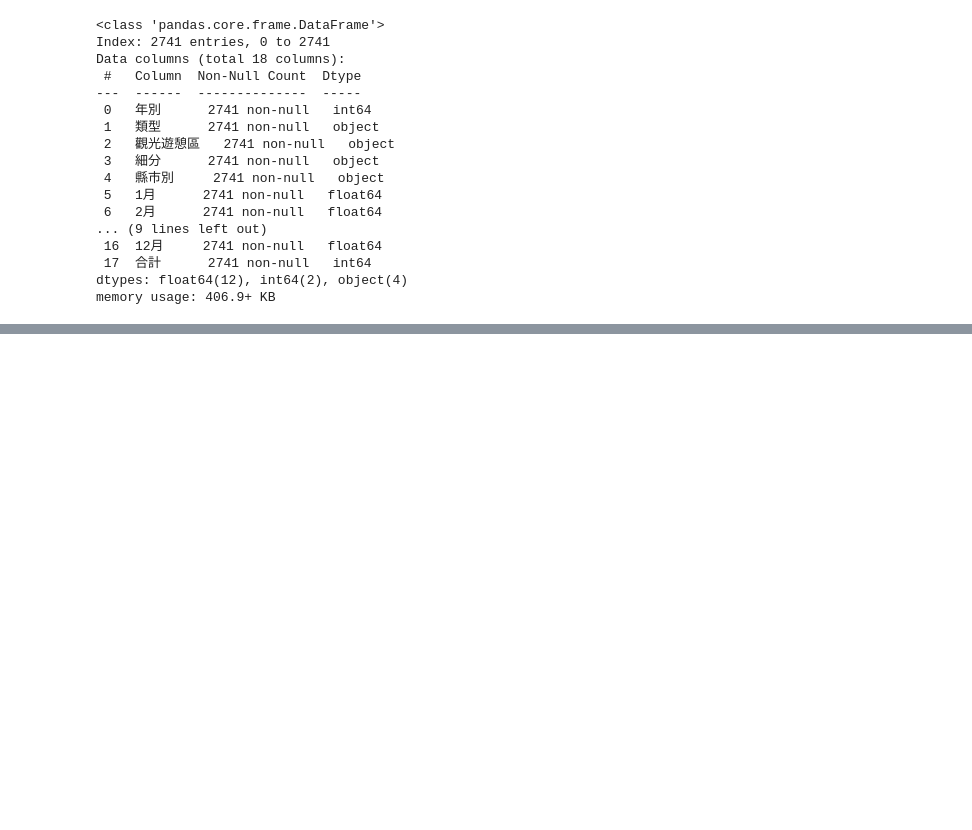
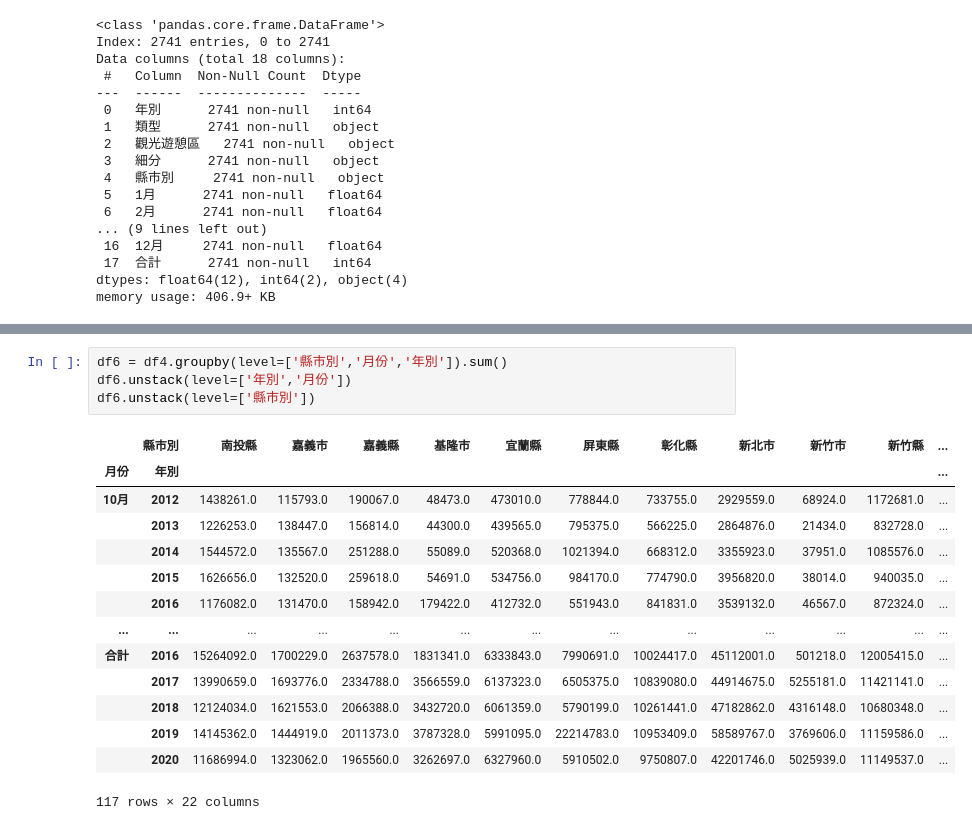
Before and after one commit to POPOYANG97/2024_10_22__gjun_ai_, a Jupyter notebook: lesson19/lesson19_0.ipynb, the cells around one changed output, grey strips where cells are left out. Saved outputs shown, nothing was run; the diff lists cells and outputs as text; blank space fills up the shorter version.

```diff
--- a/lesson19/lesson19_0.ipynb
+++ b/lesson19/lesson19_0.ipynb
@@ -61,0 +161,19 @@ df2
+# %%
+df6 = df4.groupby(level=['縣市別','月份','年別']).sum()
+df6.unstack(level=['年別','月份'])
+df6.unstack(level=['縣市別'])
+# %% [output]
+|  | 縣市別 | 南投縣 | 嘉義市 | 嘉義縣 | 基隆市 | 宜蘭縣 | 屏東縣 | 彰化縣 | 新北市 | 新竹市 | 新竹縣 | ... |
+| 月份 | 年別 |  |  |  |  |  |  |  |  |  |  | ... |
+| 10月 | 2012 | 1438261.0 | 115793.0 | 190067.0 | 48473.0 | 473010.0 | 778844.0 | 733755.0 | 2929559.0 | 68924.0 | 1172681.0 | ... |
+|  | 2013 | 1226253.0 | 138447.0 | 156814.0 | 44300.0 | 439565.0 | 795375.0 | 566225.0 | 2864876.0 | 21434.0 | 832728.0 | ... |
+|  | 2014 | 1544572.0 | 135567.0 | 251288.0 | 55089.0 | 520368.0 | 1021394.0 | 668312.0 | 3355923.0 | 37951.0 | 1085576.0 | ... |
+|  | 2015 | 1626656.0 | 132520.0 | 259618.0 | 54691.0 | 534756.0 | 984170.0 | 774790.0 | 3956820.0 | 38014.0 | 940035.0 | ... |
+|  | 2016 | 1176082.0 | 131470.0 | 158942.0 | 179422.0 | 412732.0 | 551943.0 | 841831.0 | 3539132.0 | 46567.0 | 872324.0 | ... |
+| ... | ... | ... | ... | ... | ... | ... | ... | ... | ... | ... | ... | ... |
+| 合計 | 2016 | 15264092.0 | 1700229.0 | 2637578.0 | 1831341.0 | 6333843.0 | 7990691.0 | 10024417.0 | 45112001.0 | 501218.0 | 12005415.0 | ... |
+|  | 2017 | 13990659.0 | 1693776.0 | 2334788.0 | 3566559.0 | 6137323.0 | 6505375.0 | 10839080.0 | 44914675.0 | 5255181.0 | 11421141.0 | ... |
+|  | 2018 | 12124034.0 | 1621553.0 | 2066388.0 | 3432720.0 | 6061359.0 | 5790199.0 | 10261441.0 | 47182862.0 | 4316148.0 | 10680348.0 | ... |
+|  | 2019 | 14145362.0 | 1444919.0 | 2011373.0 | 3787328.0 | 5991095.0 | 22214783.0 | 10953409.0 | 58589767.0 | 3769606.0 | 11159586.0 | ... |
+|  | 2020 | 11686994.0 | 1323062.0 | 1965560.0 | 3262697.0 | 6327960.0 | 5910502.0 | 9750807.0 | 42201746.0 | 5025939.0 | 11149537.0 | ... |
+117 rows × 22 columns
```
Also changed, not shown: parts of 9 cells of this notebook.
